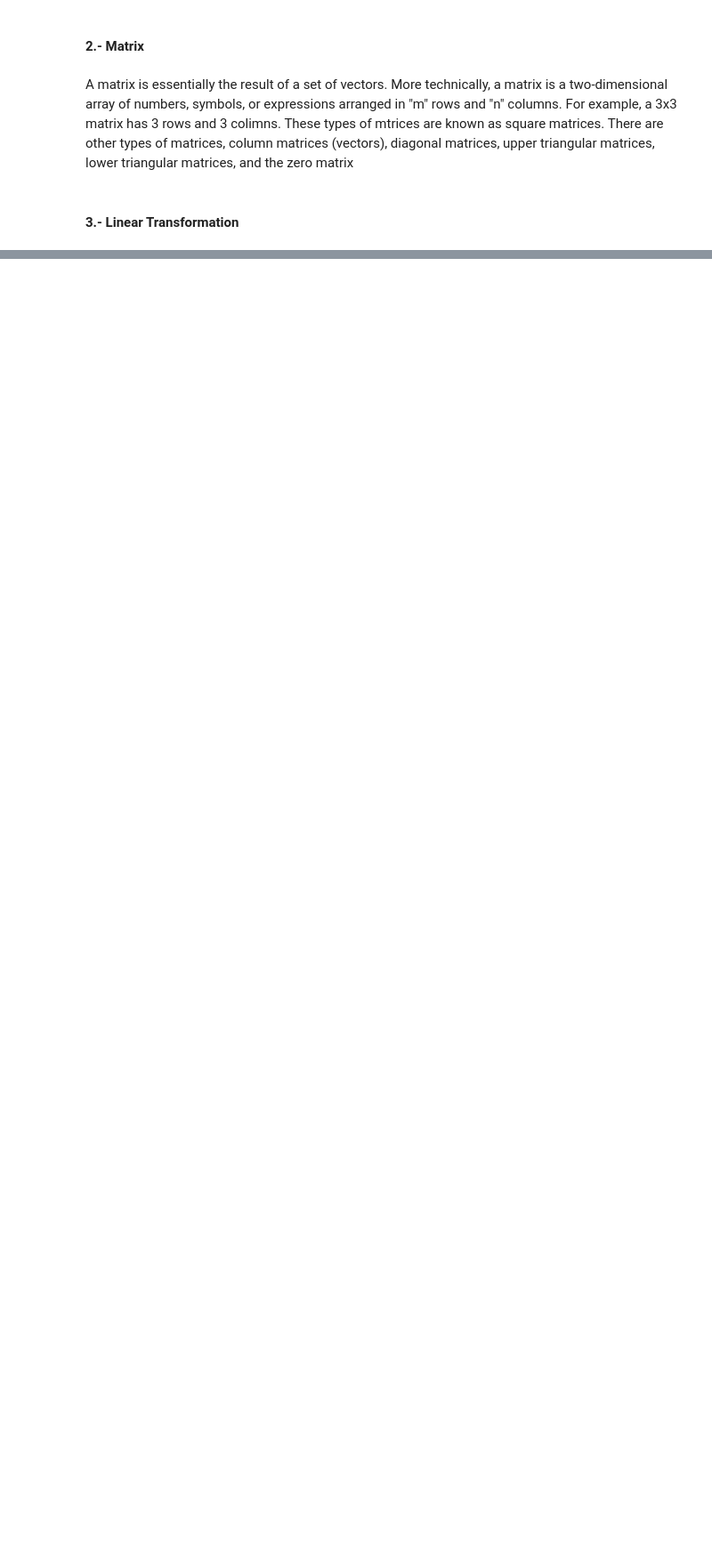
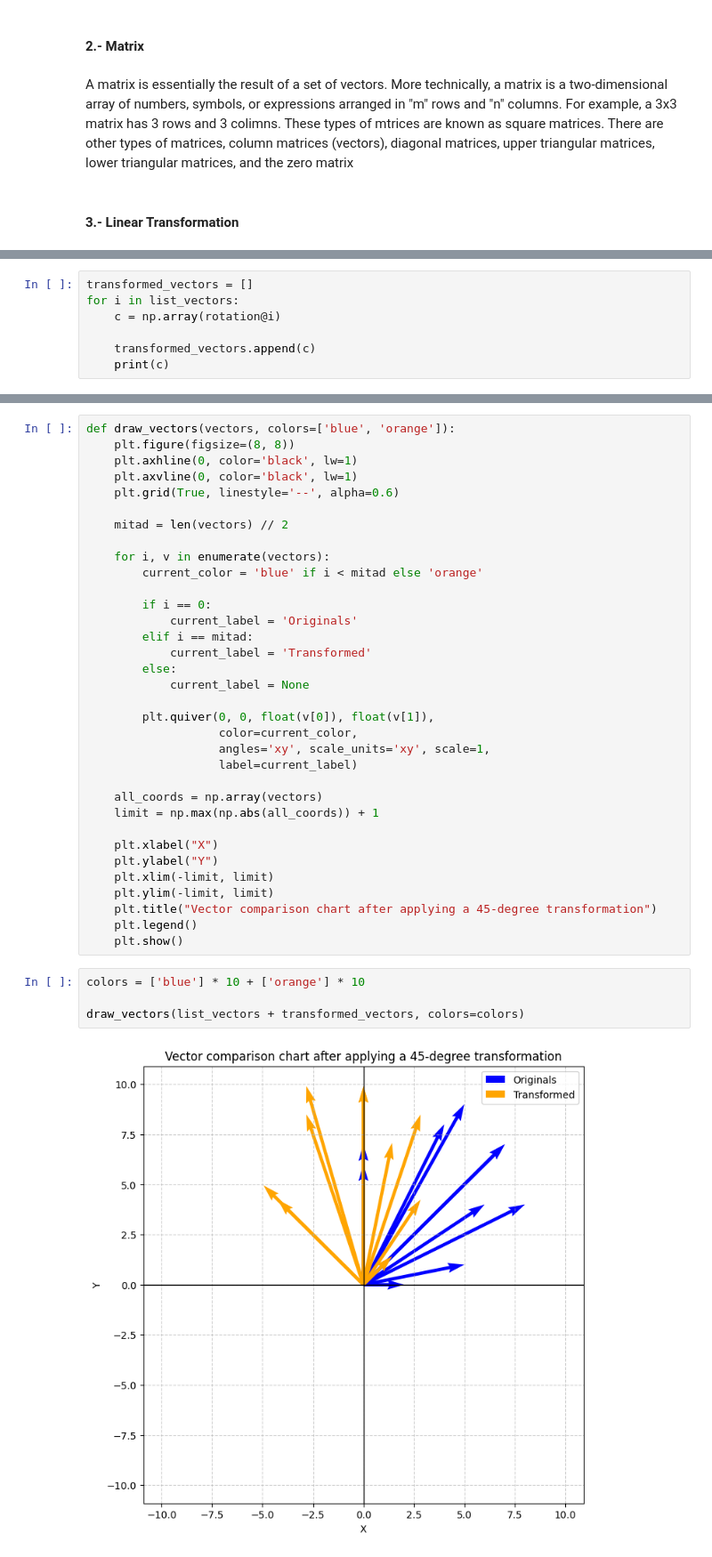
Before and after one commit to Micklevar/math-for-ds, a Jupyter notebook: week_01/notebook_01.ipynb, the cells around one changed output, grey strips where cells are left out. Shown at 89% size. Cells and saved outputs as stored; diff of their text form; blank space fills up the shorter version.

```diff
--- a/week_01/notebook_01.ipynb
+++ b/week_01/notebook_01.ipynb
@@ -33,0 +164,7 @@ With this in mind, we can then define a linear transformation as a transformatio
+# %%
+transformed_vectors = []
+for i in list_vectors:
+    c = np.array(rotation@i)
+
+    transformed_vectors.append(c)
+    print(c)
@@ -33,0 +182,40 @@ With this in mind, we can then define a linear transformation as a transformatio
+# %%
+def draw_vectors(vectors, colors=['blue', 'orange']):
+    plt.figure(figsize=(8, 8))
+    plt.axhline(0, color='black', lw=1)
+    plt.axvline(0, color='black', lw=1)
+    plt.grid(True, linestyle='--', alpha=0.6)
+
+    mitad = len(vectors) // 2
+
+    for i, v in enumerate(vectors):
+        current_color = 'blue' if i < mitad else 'orange'
+
+        if i == 0:
+            current_label = 'Originals'
+        elif i == mitad:
+            current_label = 'Transformed'
+        else:
+            current_label = None
+
+        plt.quiver(0, 0, float(v[0]), float(v[1]),
+                   color=current_color,
+                   angles='xy', scale_units='xy', scale=1,
+                   label=current_label)
+
+    all_coords = np.array(vectors)
+    limit = np.max(np.abs(all_coords)) + 1
+
+    plt.xlabel("X")
+    plt.ylabel("Y")
+    plt.xlim(-limit, limit)
+    plt.ylim(-limit, limit)
+    plt.title("Vector comparison chart after applying a 45-degree transformation")
+    plt.legend()
+    plt.show()
+# %%
+colors = ['blue'] * 10 + ['orange'] * 10
+
+draw_vectors(list_vectors + transformed_vectors, colors=colors)
+# %% [output]
+[figure, added]
```
Also changed, not shown: parts of 24 cells of this notebook.
